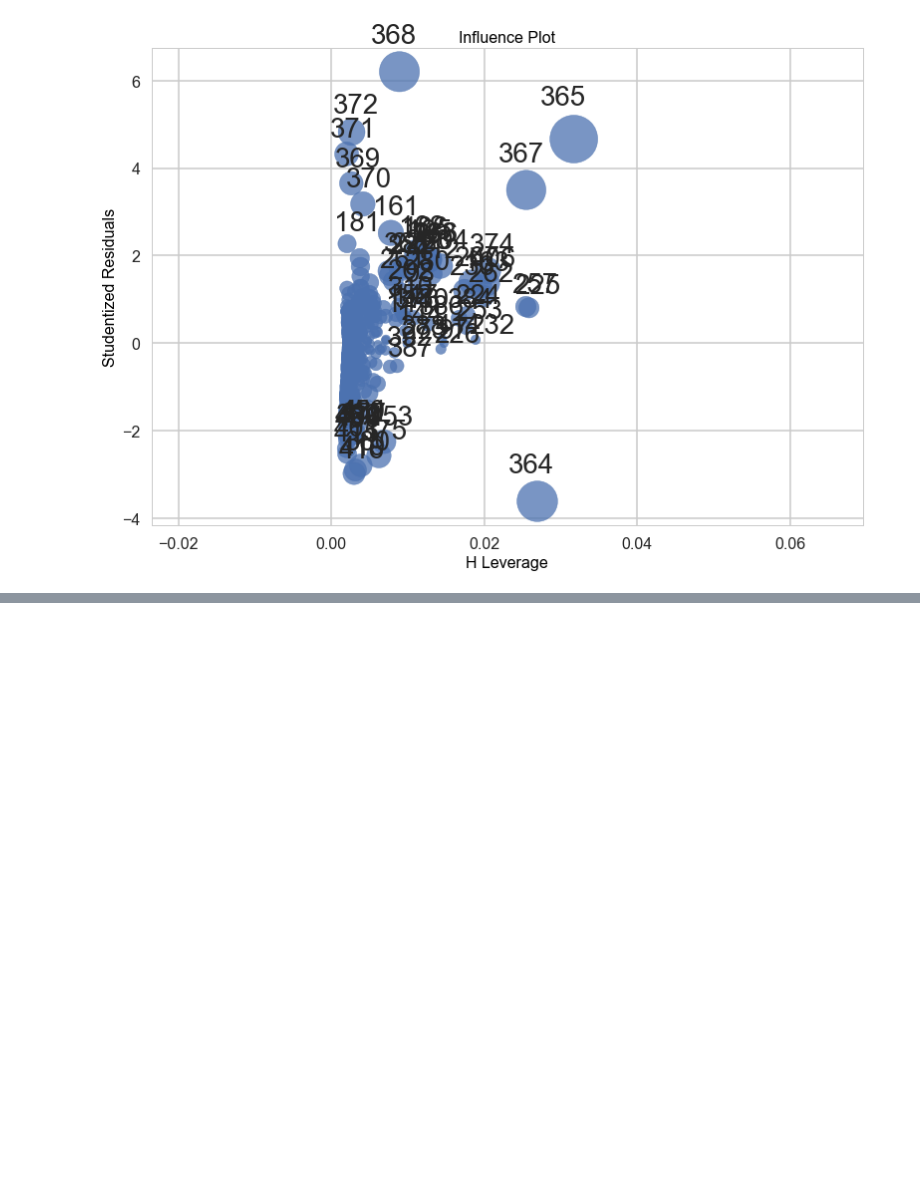
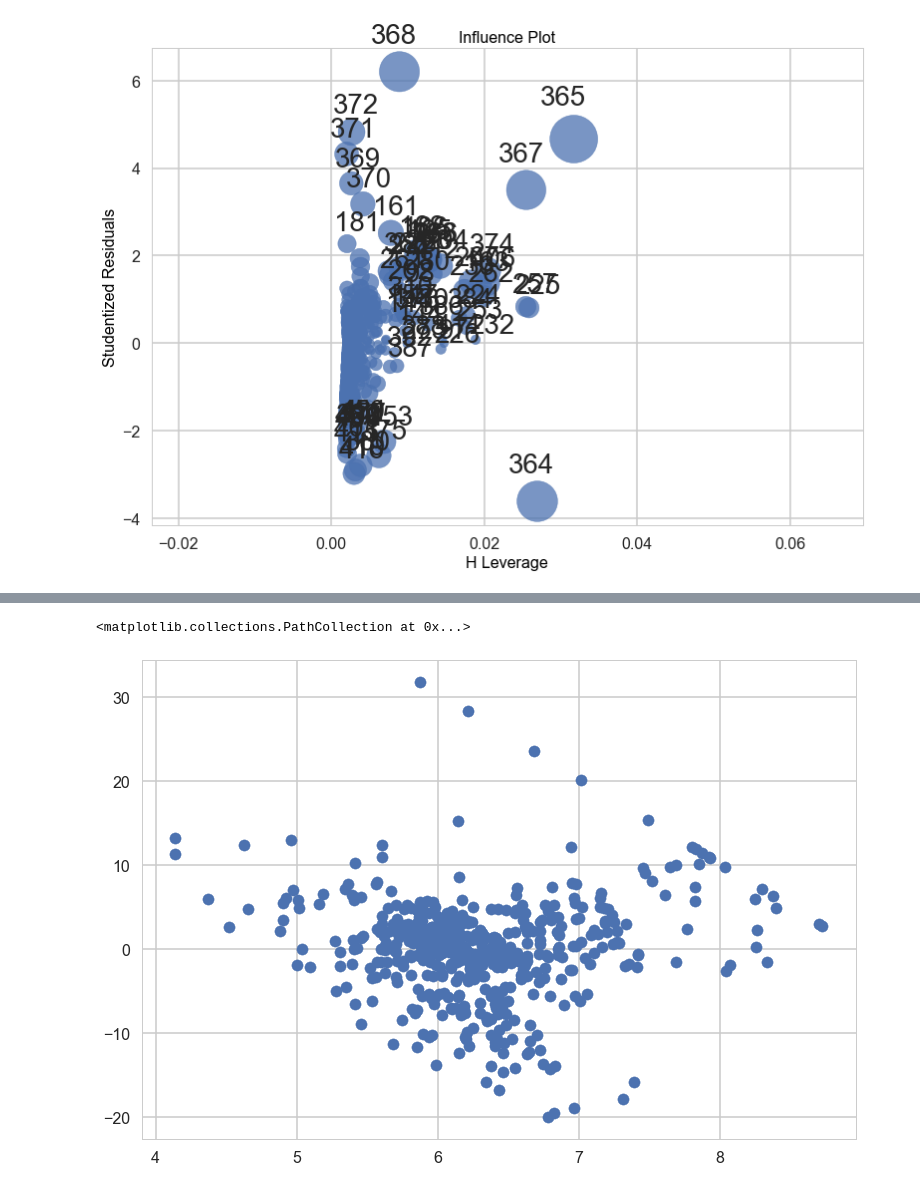
Before and after one commit to gussie/Springboard_data_science, a Jupyter notebook: Linear_regression/Mini_Project_Linear_Regression.ipynb, the cells around one changed output, grey strips where cells are left out. Drawn from its saved outputs; the diff is of its cells as text; code cells hidden in the pictures; blank space fills up the shorter version.

```diff
--- a/Linear_regression/Mini_Project_Linear_Regression.ipynb
+++ b/Linear_regression/Mini_Project_Linear_Regression.ipynb
@@ -970,0 +1044,5 @@ To do: Exercise: Identify any outliers (if any) in your model and write a story
+# %%
+bos_new = bos.drop(364).drop(365).drop(367).drop(368)
+model_new = ols('PRICE ~ RM', bos_new).fit()
+
+model_new.summary()
@@ -970,0 +1067,6 @@ To do: Exercise: Identify any outliers (if any) in your model and write a story
+# %%
+#fitted values vs. residuals
+plt.scatter(bos_new.RM, model_new.resid)
+# %% [output]
+<matplotlib.collections.PathCollection at 0x...>
+[figure, added]
```
Also changed, not shown: parts of 18 cells of this notebook, 9 other files.
